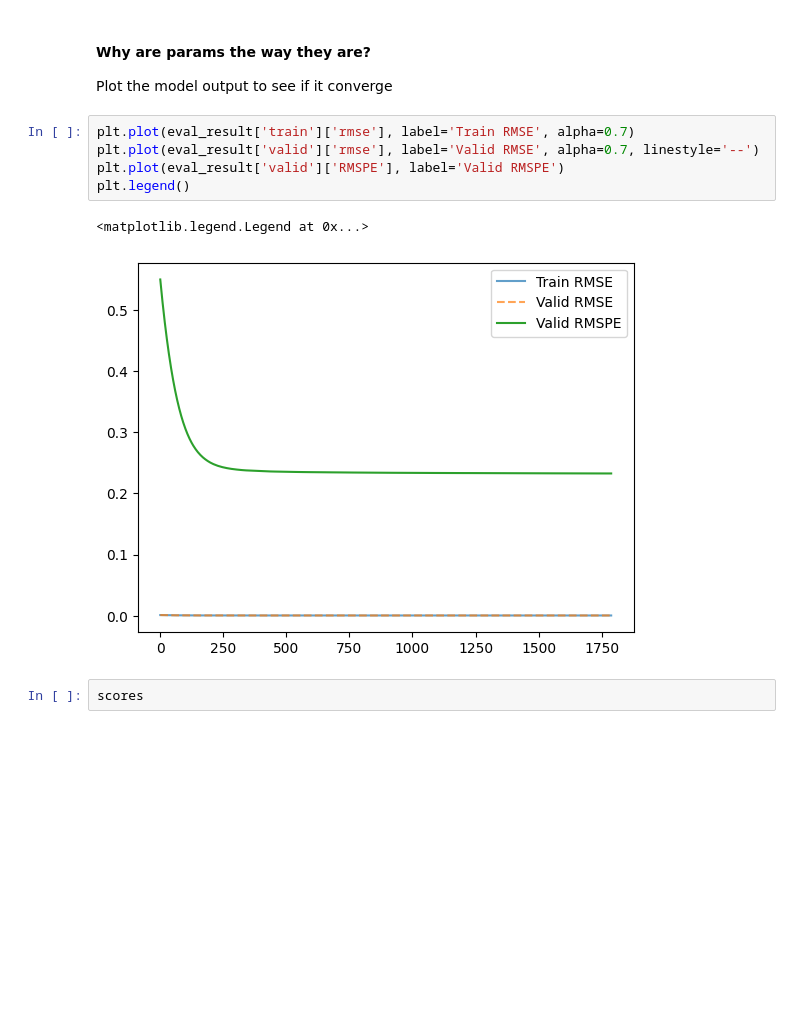
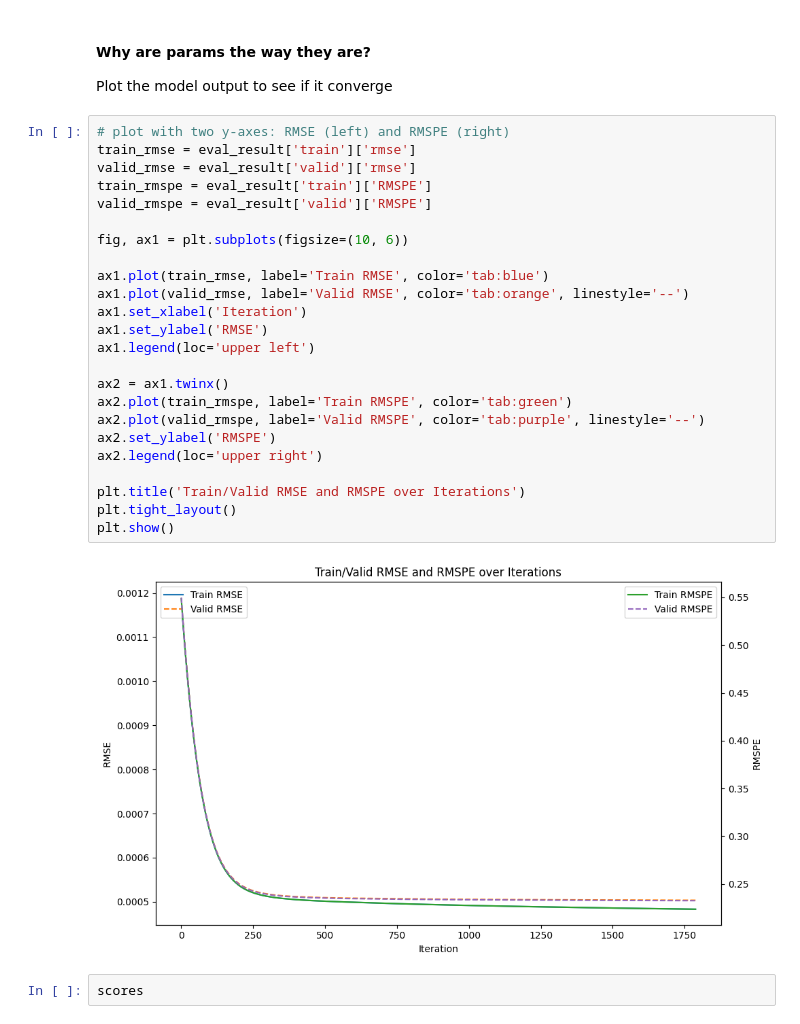
Before and after one commit to zhuyingw/Optiver-Realized-Volatility-Prediction, a Jupyter notebook: optiver/lightgbm-starter-with-feature-engineering-idea.ipynb, the cells around one changed output. Cells and saved outputs as stored; diff of their text form; blank space fills up the shorter version.

Commit message:
minor edits on lgbm convergence graph

```diff
--- a/optiver/lightgbm-starter-with-feature-engineering-idea.ipynb
+++ b/optiver/lightgbm-starter-with-feature-engineering-idea.ipynb
@@ -643,14 +643,32 @@ Wall time: 1min 45s
 # %% [markdown]
 #### Why are params the way they are?
 Plot the model output to see if it converge
-# %%
-plt.plot(eval_result['train']['rmse'], label='Train RMSE', alpha=0.7)
-plt.plot(eval_result['valid']['rmse'], label='Valid RMSE', alpha=0.7, linestyle='--')
-plt.plot(eval_result['valid']['RMSPE'], label='Valid RMSPE')
-plt.legend()
-# %% [output]
-<matplotlib.legend.Legend at 0x...>
-[figure, removed]
+# %%
+# plot with two y-axes: RMSE (left) and RMSPE (right)
+train_rmse = eval_result['train']['rmse']
+valid_rmse = eval_result['valid']['rmse']
+train_rmspe = eval_result['train']['RMSPE']
+valid_rmspe = eval_result['valid']['RMSPE']
+
+fig, ax1 = plt.subplots(figsize=(10, 6))
+
+ax1.plot(train_rmse, label='Train RMSE', color='tab:blue')
+ax1.plot(valid_rmse, label='Valid RMSE', color='tab:orange', linestyle='--')
+ax1.set_xlabel('Iteration')
+ax1.set_ylabel('RMSE')
+ax1.legend(loc='upper left')
+
+ax2 = ax1.twinx()
+ax2.plot(train_rmspe, label='Train RMSPE', color='tab:green')
+ax2.plot(valid_rmspe, label='Valid RMSPE', color='tab:purple', linestyle='--')
+ax2.set_ylabel('RMSPE')
+ax2.legend(loc='upper right')
+
+plt.title('Train/Valid RMSE and RMSPE over Iterations')
+plt.tight_layout()
+plt.show()
+# %% [output]
+[figure, added]
 # %%
 scores
 # %% [output]
```
